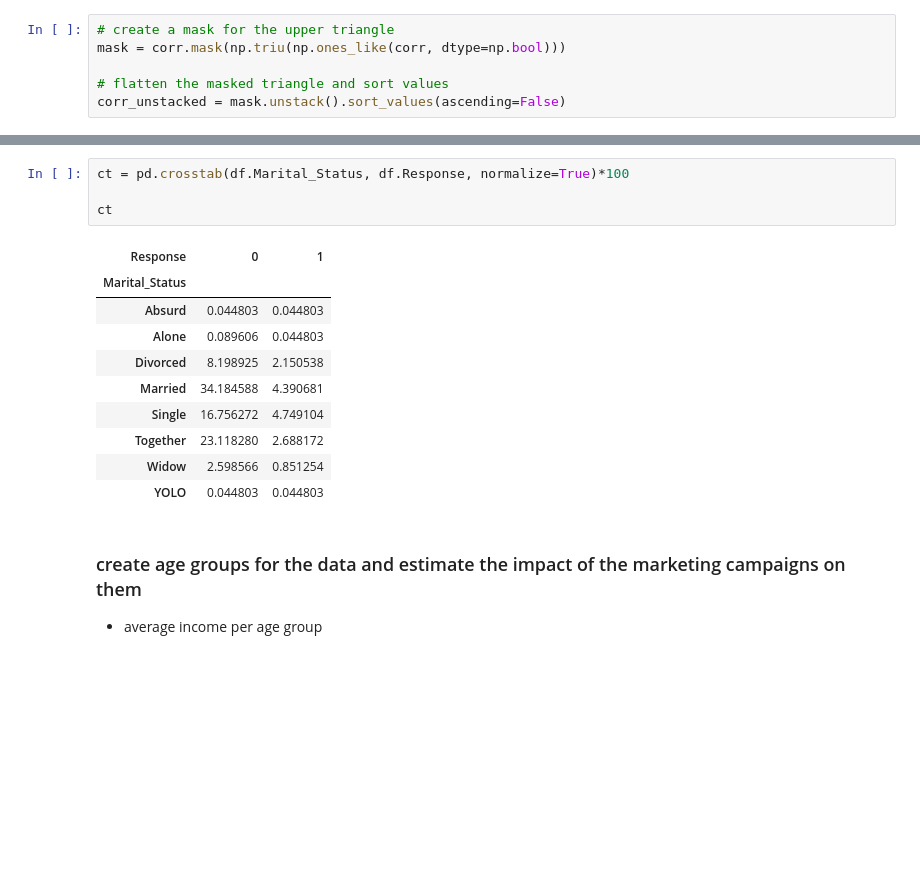
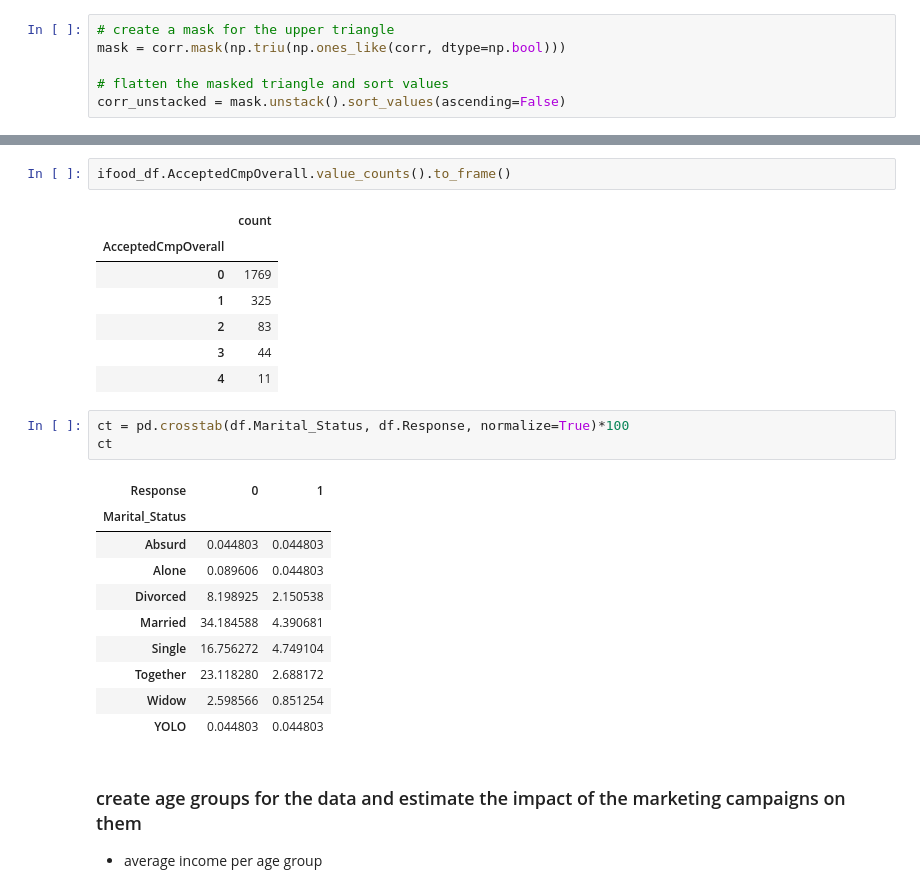
Before and after one commit to Morris-mk/IFood_Marketing-data-Analysis-segmentation-and-classification, a Jupyter notebook: marketing_customer_analysis.ipynb, the cells around one changed output, grey strips where cells are left out. Cells and saved outputs as stored; diff of their text form; blank space fills up the shorter version.

```diff
--- a/marketing_customer_analysis.ipynb
+++ b/marketing_customer_analysis.ipynb
@@ -444,7 +497,16 @@ ifood_df
 2232 rows × 28 columns
+# %%
+ifood_df.AcceptedCmpOverall.value_counts().to_frame()
+# %% [output]
+|  | count |
+| AcceptedCmpOverall |  |
+| 0 | 1769 |
+| 1 | 325 |
+| 2 | 83 |
+| 3 | 44 |
+| 4 | 11 |
 # %%
 ct = pd.crosstab(df.Marital_Status, df.Response, normalize=True)*100
-
 ct
 # %% [output]
 | Response | 0 | 1 |
```
Also changed, not shown: parts of 38 cells of this notebook, 1 other file.
